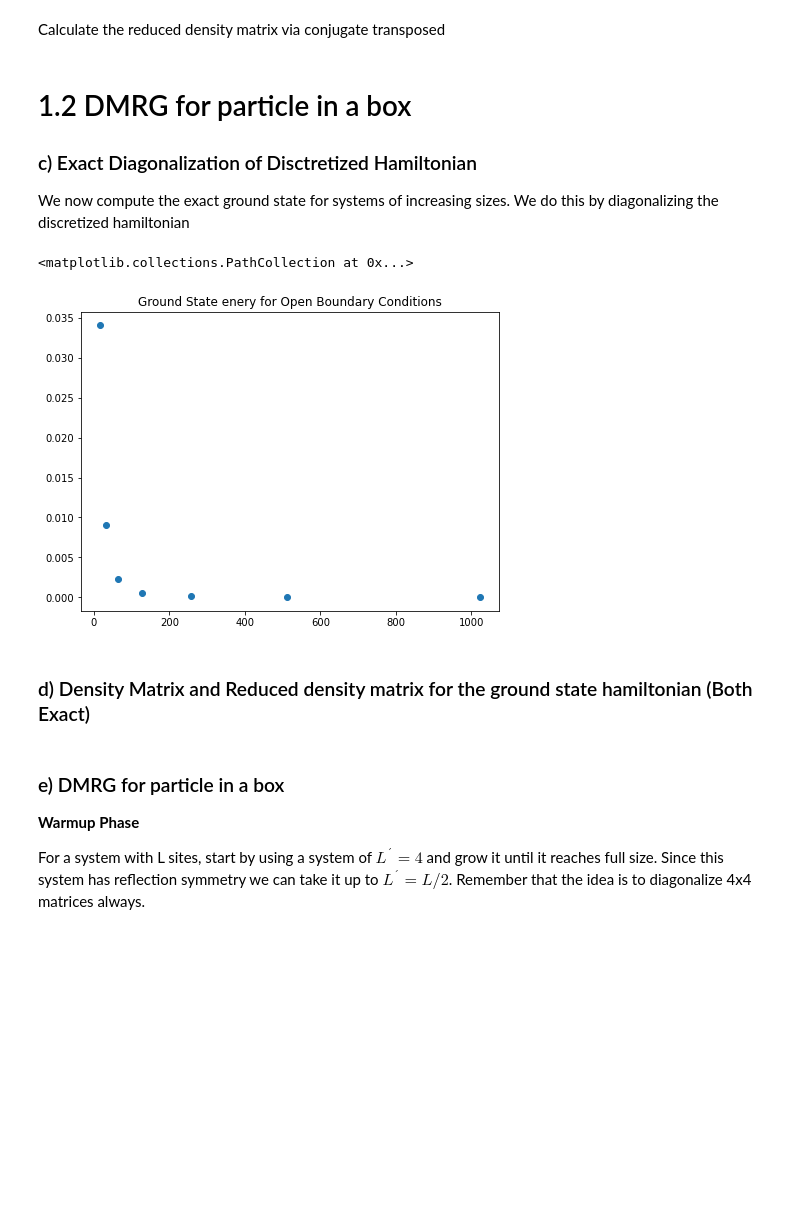
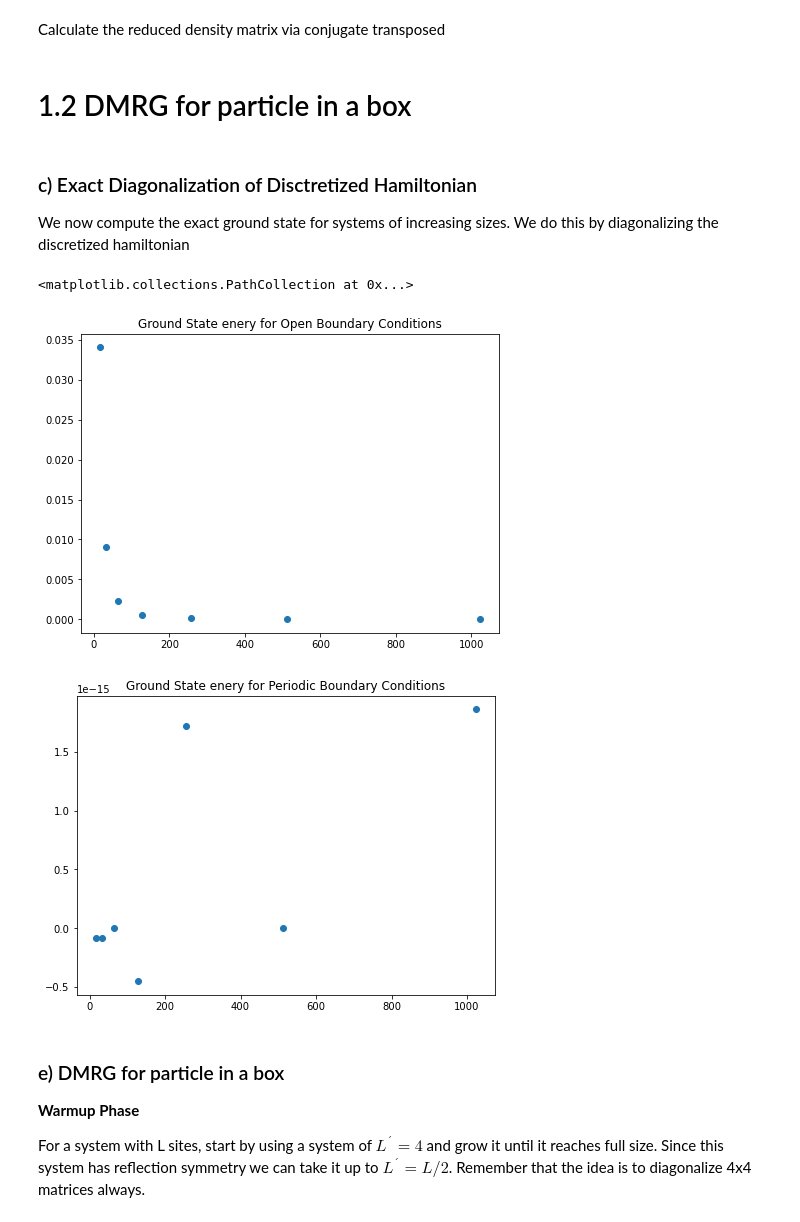
Before and after one commit to Ssalazar12/Physics, a Jupyter notebook: DMRG/Proyect_1.ipynb, the cells around one changed output. Cells and saved outputs as stored; diff of their text form; code cells hidden in the pictures; blank space fills up the shorter version.

```diff
--- a/DMRG/Proyect_1.ipynb
+++ b/DMRG/Proyect_1.ipynb
@@ -201,3 +203,5 @@ matrix([[ 0.0223291,  0.       ,  0.       ,  0.       ],
 # %% [markdown]
 Calculate the reduced density matrix via conjugate transposed
+# %% [markdown]
+# 1.2 DMRG for particle in a box
 # %%
@@ -255,31 +307,43 @@ def find_ground_state ():
 # %% [markdown]
-# 1.2 DMRG for particle in a box
-
 ### c) Exact Diagonalization of Disctretized Hamiltonian
 
 We now compute the exact ground state for systems of increasing sizes. We do this by diagonalizing the discretized hamiltonian
 # %%
 sistem_sizes = [16,32,64,128,256,512,1024]
-ground_energies = []
-ground_states = []
+# arrays for open boundaries
+open_energies = []
+open_states = []
+# arrays for periodic boundaries
+periodic_energies = []
+periodic_states = []
+
 for i in range(0,len(sistem_sizes)):
     # first for open boundary conditions
-    h = initialize_hamiltonian(sistem_sizes[i])
-    # diagonalize the Hamiltonian
-    eigenvalues, eigenvectors = la.eig(np.asmatrix(h))
-    g_index = eigenvalues.argmin()
-    ground_energies.append(eigenvalues[g_index])
-    ground_states.append(eigenvectors[:,g_index])
+    h_open = initialize_hamiltonian(sistem_sizes[i])
+    # now for periodic boundary conditions
+    h_periodic = initialize_hamiltonian(sistem_sizes[i],periodic_boundary=True)
+    # diagonalize the Hamiltonian and find ground state for both boundaries
+    e_open, psi_open = find_ground_state(h_open)
+    open_energies.append(e_open)
+    open_states.append(psi_open)
+
+    e_per, psi_per = find_ground_state(h_periodic)
+    periodic_energies.append(e_per)
+    periodic_states.append(psi_per)
 # %%
 # ground state energy
 plt.figure(figsize=(7.5,5.5))
 plt.title("Ground State enery for Open Boundary Conditions")
-plt.scatter(sistem_sizes,ground_energies)
+plt.scatter(sistem_sizes,open_energies)
+
+# ground state energy
+plt.figure(figsize=(7.5,5.5))
+plt.title("Ground State enery for Periodic Boundary Conditions")
+plt.scatter(sistem_sizes,periodic_energies)
 # %% [output]
 <matplotlib.collections.PathCollection at 0x...>
 [figure]
+[figure, added]
-# %% [markdown]
-### d) Density Matrix and Reduced density matrix for the ground state hamiltonian (Both Exact)
 # %% [markdown]
 ### e) DMRG for particle in  a box
 
```
Also changed, not shown: parts of 23 cells of this notebook.
